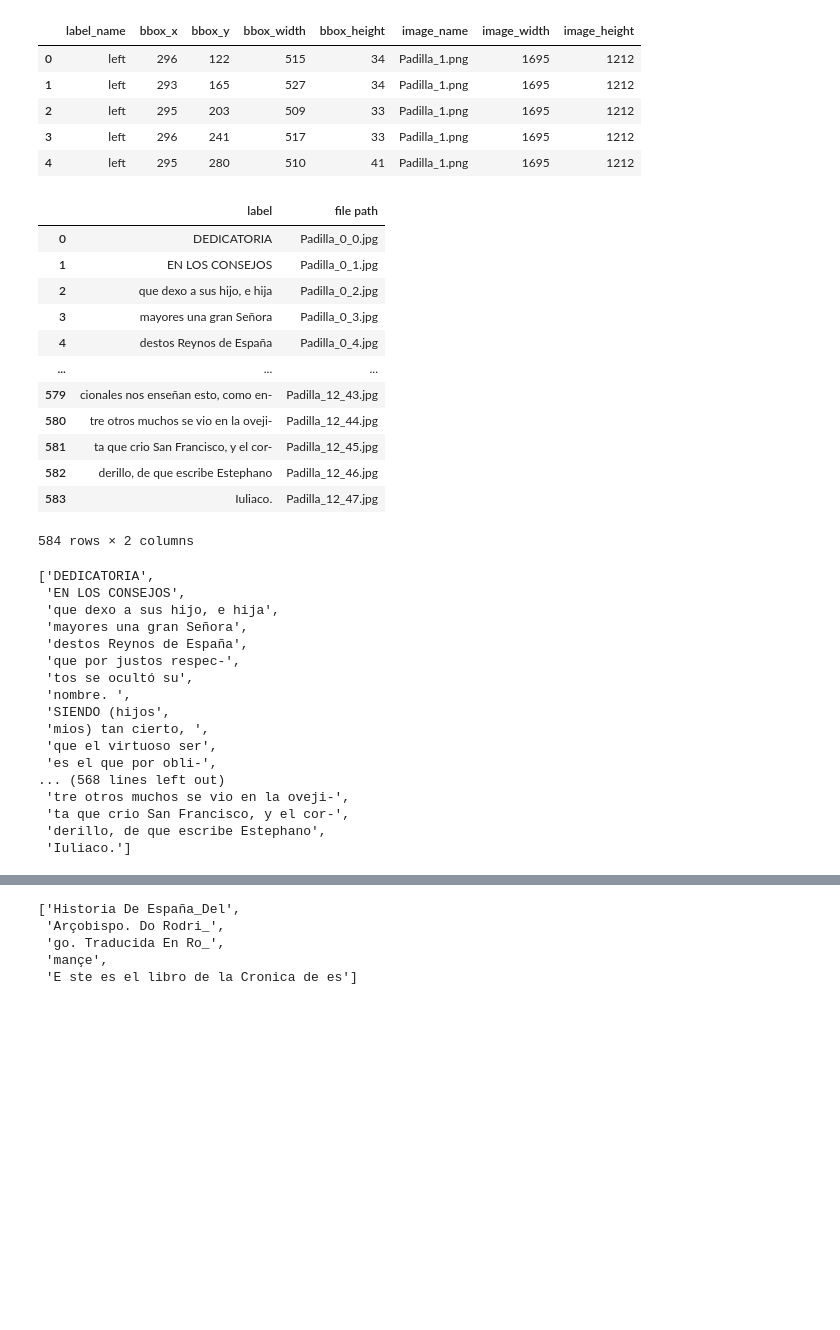
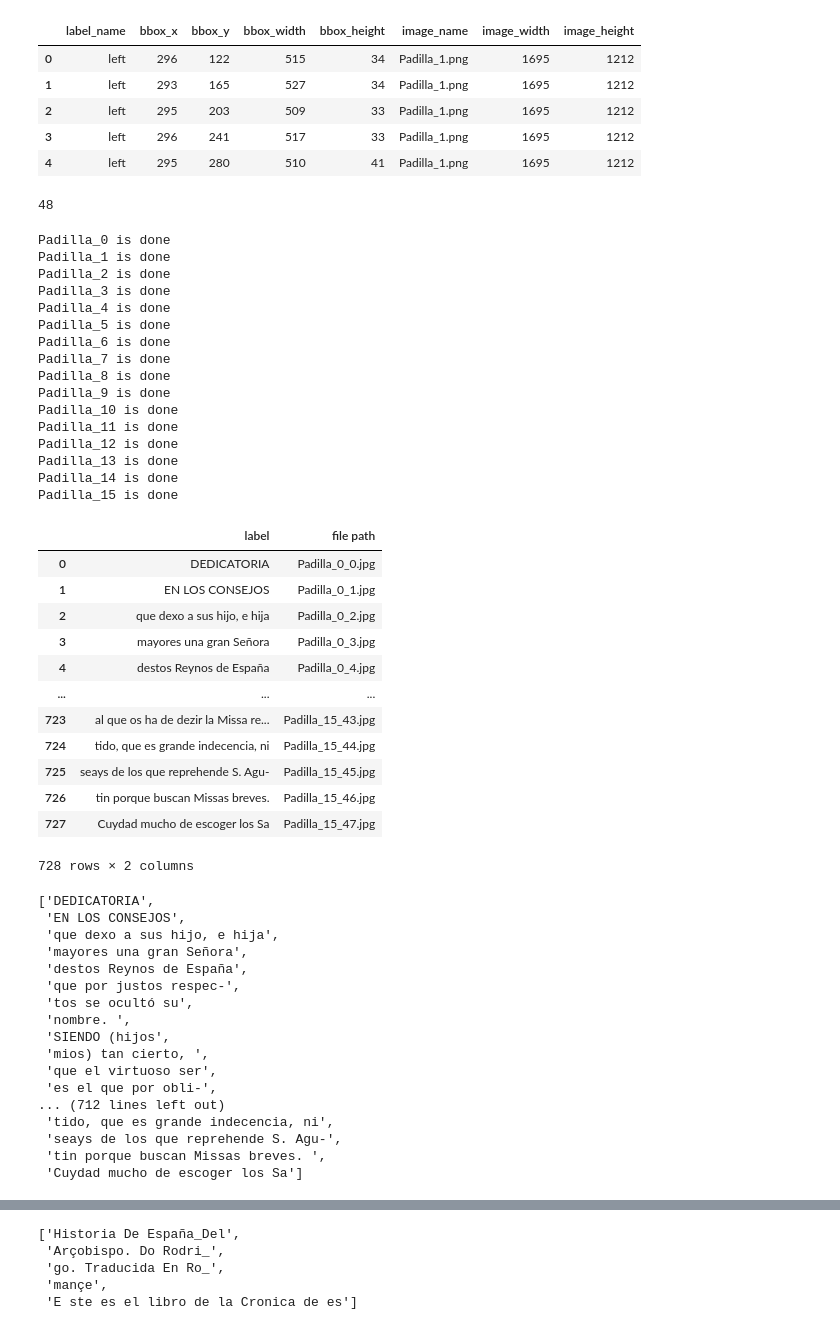
Before and after one commit to yamanoko/SeqCLR_RenaissanceSpanish, a Jupyter notebook: make_dataset.ipynb, the cells around one changed output, grey strips where cells are left out. Cells and saved outputs as stored; diff of their text form; code cells hidden in the pictures; blank space fills up the shorter version.

Commit message:
change in SSL for word level recognition

```diff
--- a/make_dataset.ipynb
+++ b/make_dataset.ipynb
@@ -1,6 +1,6 @@
 # %%
 import docx2txt
 
-padilla_text = docx2txt.process('Padilla - 1 Nobleza virtuosa_testTranscription.docx')
+padilla_text = docx2txt.process("Padilla - 1 Nobleza virtuosa_Transcription.docx")
 padilla_text
 # %% [output]
@@ -50,4 +50,8 @@ word_to_index
 # %%
-index_of_page_start = [word_to_index[f"PDF p{i}"] for i in range(1, 15)]
+import re
+import re
+
+pattern = r"PDF p(\d+)"
+index_of_page_start = [index for member, index in word_to_index.items() if re.match(pattern, member)]
 index_of_page_start
 # %% [output]
@@ -54,0 +59,3 @@ index_of_page_start
+# %%
+index_of_page_start.append(word_to_index["END OF EXTRACT"])
+index_of_page_start
@@ -122,5 +126,5 @@ final_list
 # %%
-for i, each_list in enumerate(final_list):
+for i, each_list in enumerate(new_list):
     print(f'{i}, {len(each_list)}')
 # %% [output]
 0, 19
@@ -148,37 +155,58 @@ bbox.head()
 | 2 | left | 295 | 203 | 509 | 33 | Padilla_1.png | 1695 | 1212 |
 | 3 | left | 296 | 241 | 517 | 33 | Padilla_1.png | 1695 | 1212 |
 | 4 | left | 295 | 280 | 510 | 41 | Padilla_1.png | 1695 | 1212 |
+# %%
+len(new_list[13])
+# %% [output]
+48
 # %%
 import cv2
 
 labeled_dataset = pd.DataFrame(columns=['label', 'file path'])
 
-for i, label_list in enumerate(final_list):
+for i, label_list in enumerate(new_list):
     img = cv2.imread(f"Padilla/Padilla_{i}.png")
     for j, index in enumerate(bbox[bbox["image_name"] == f"Padilla_{i}.png"].itertuples()):
         bbox_x, bbox_y = index.bbox_x, index.bbox_y
         bbox_width, bbox_height = index.bbox_width, index.bbox_height
         cropped_img = img[bbox_y:bbox_y+bbox_height, bbox_x:bbox_x+bbox_width]
         img_name = f"Padilla_{i}_{j}.jpg"
         img_path = f"Padilla/cropped_images/{img_name}"
         result = cv2.imwrite(img_path, cropped_img)
         if not result:
             raise Exception(f"cannot save a image")
         new_row = pd.DataFrame({'label': [label_list[j]], 'file path': [img_name]})
         labeled_dataset = pd.concat([labeled_dataset, new_row], ignore_index=True)
+    print(f"Padilla_{i} is done")
 
 labeled_dataset
 # %% [output]
+Padilla_0 is done
+Padilla_1 is done
+Padilla_2 is done
+Padilla_3 is done
+Padilla_4 is done
+Padilla_5 is done
+Padilla_6 is done
+Padilla_7 is done
+Padilla_8 is done
+Padilla_9 is done
+Padilla_10 is done
+Padilla_11 is done
+Padilla_12 is done
+Padilla_13 is done
+Padilla_14 is done
+Padilla_15 is done
 |  | label | file path |
 | 0 | DEDICATORIA | Padilla_0_0.jpg |
 | 1 | EN LOS CONSEJOS | Padilla_0_1.jpg |
 | 2 | que dexo a sus hijo, e hija | Padilla_0_2.jpg |
 | 3 | mayores una gran Señora | Padilla_0_3.jpg |
 | 4 | destos Reynos de España | Padilla_0_4.jpg |
 | ... | ... | ... |
-| 579 | cionales nos enseñan esto, como en- | Padilla_12_43.jpg |
-| 580 | tre otros muchos se vio en la oveji- | Padilla_12_44.jpg |
-| 581 | ta que crio San Francisco, y el cor- | Padilla_12_45.jpg |
-| 582 | derillo, de que escribe Estephano | Padilla_12_46.jpg |
-| 583 | Iuliaco. | Padilla_12_47.jpg |
+| 723 | al que os ha de dezir la Missa re... | Padilla_15_43.jpg |
+| 724 | tido, que es grande indecencia, ni | Padilla_15_44.jpg |
+| 725 | seays de los que reprehende S. Agu- | Padilla_15_45.jpg |
+| 726 | tin porque buscan Missas breves. | Padilla_15_46.jpg |
+| 727 | Cuydad mucho de escoger los Sa | Padilla_15_47.jpg |
-584 rows × 2 columns
+728 rows × 2 columns
@@ -206,7 +215,7 @@ labeled_dataset.to_csv('Padilla/labeled_dataset.csv')
 # %%
 import itertools
 
-flatten_list = list(itertools.chain(*final_list))
+flatten_list = list(itertools.chain(*new_list))
 flatten_list
 # %% [output]
 ['DEDICATORIA',
@@ -221,11 +230,11 @@ flatten_list
  'mios) tan cierto, ',
  'que el virtuoso ser',
  'es el que por obli-',
-... (568 lines left out)
- 'tre otros muchos se vio en la oveji-',
- 'ta que crio San Francisco, y el cor-',
- 'derillo, de que escribe Estephano',
- 'Iuliaco.']
+... (712 lines left out)
+ 'tido, que es grande indecencia, ni',
+ 'seays de los que reprehende S. Agu-',
+ 'tin porque buscan Missas breves. ',
+ 'Cuydad mucho de escoger los Sa']
 # %%
 characters = {char for sentence in flatten_list for char in sentence}
 characters
```
Also changed, not shown: parts of 28 cells of this notebook, 5 other files.
